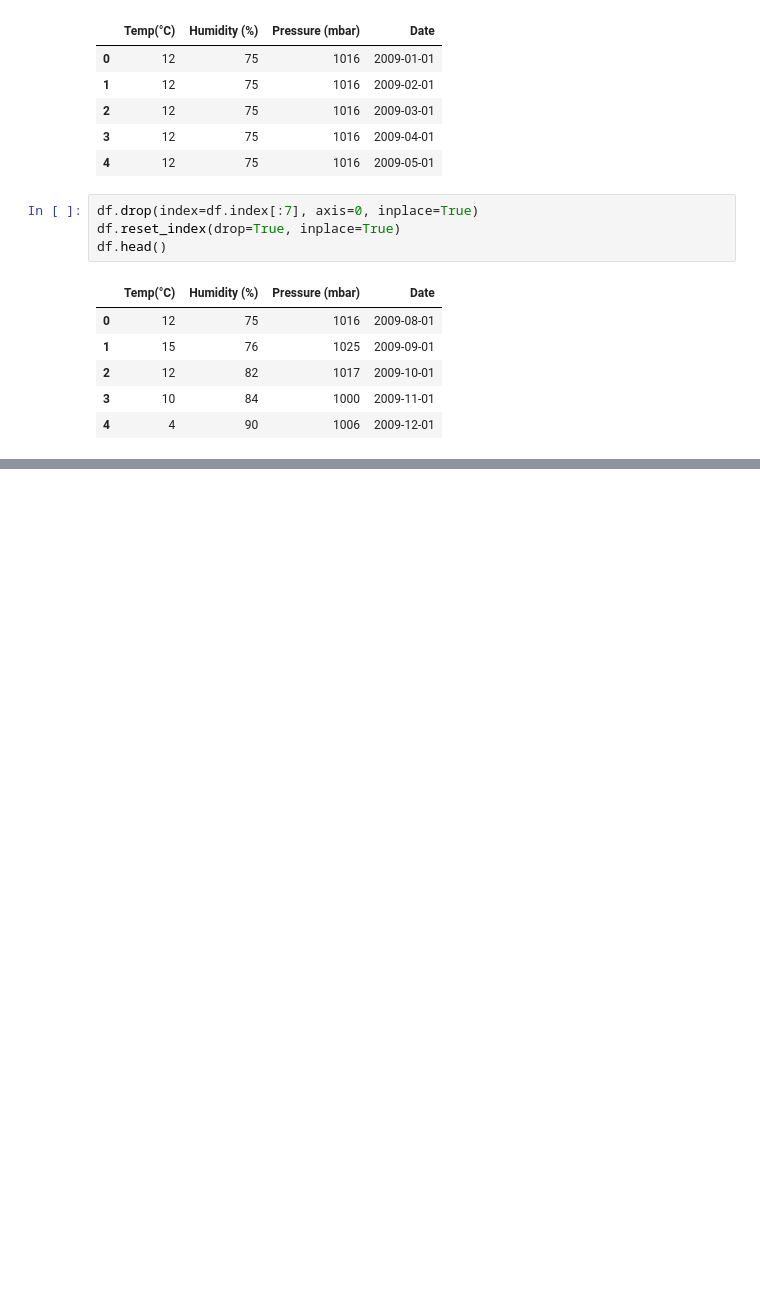
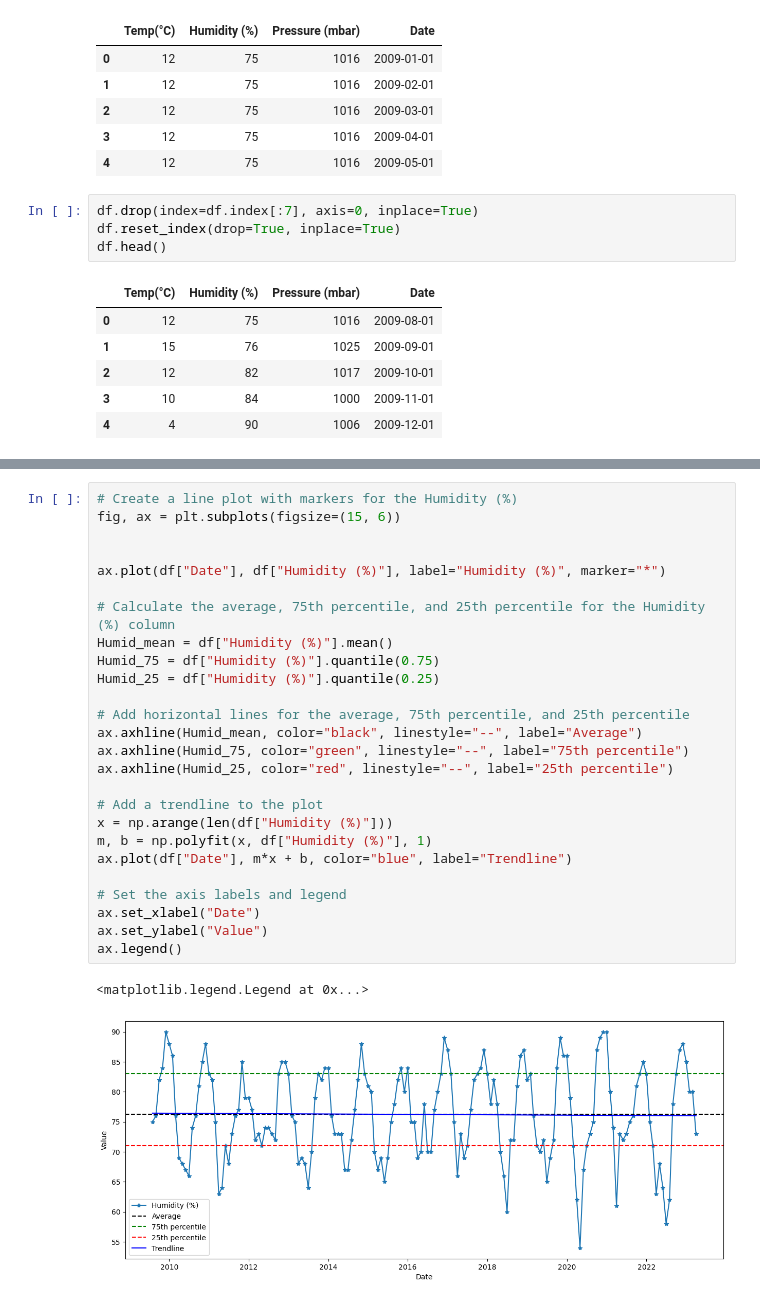
Before and after one commit to Ndaruga/Time-Series-Forecasitng-Using-Neural-Networks, a Jupyter notebook: weather_clean.ipynb, the cells around one changed output, grey strips where cells are left out. Drawn from its saved outputs; the diff is of its cells as text; blank space fills up the shorter version.

```diff
--- a/weather_clean.ipynb
+++ b/weather_clean.ipynb
@@ -59,0 +93,29 @@ df.head()
+# %%
+# Create a line plot with markers for the Humidity (%)
+fig, ax = plt.subplots(figsize=(15, 6))
+
+
+ax.plot(df["Date"], df["Humidity (%)"], label="Humidity (%)", marker="*")
+
+# Calculate the average, 75th percentile, and 25th percentile for the Humidity (%) column
+Humid_mean = df["Humidity (%)"].mean()
+Humid_75 = df["Humidity (%)"].quantile(0.75)
+Humid_25 = df["Humidity (%)"].quantile(0.25)
+
+# Add horizontal lines for the average, 75th percentile, and 25th percentile
+ax.axhline(Humid_mean, color="black", linestyle="--", label="Average")
+ax.axhline(Humid_75, color="green", linestyle="--", label="75th percentile")
+ax.axhline(Humid_25, color="red", linestyle="--", label="25th percentile")
+
+# Add a trendline to the plot
+x = np.arange(len(df["Humidity (%)"]))
+m, b = np.polyfit(x, df["Humidity (%)"], 1)
+ax.plot(df["Date"], m*x + b, color="blue", label="Trendline")
+
+# Set the axis labels and legend
+ax.set_xlabel("Date")
+ax.set_ylabel("Value")
+ax.legend()
+# %% [output]
+<matplotlib.legend.Legend at 0x...>
+[figure, added]
```
Also changed, not shown: parts of 4 cells of this notebook.
